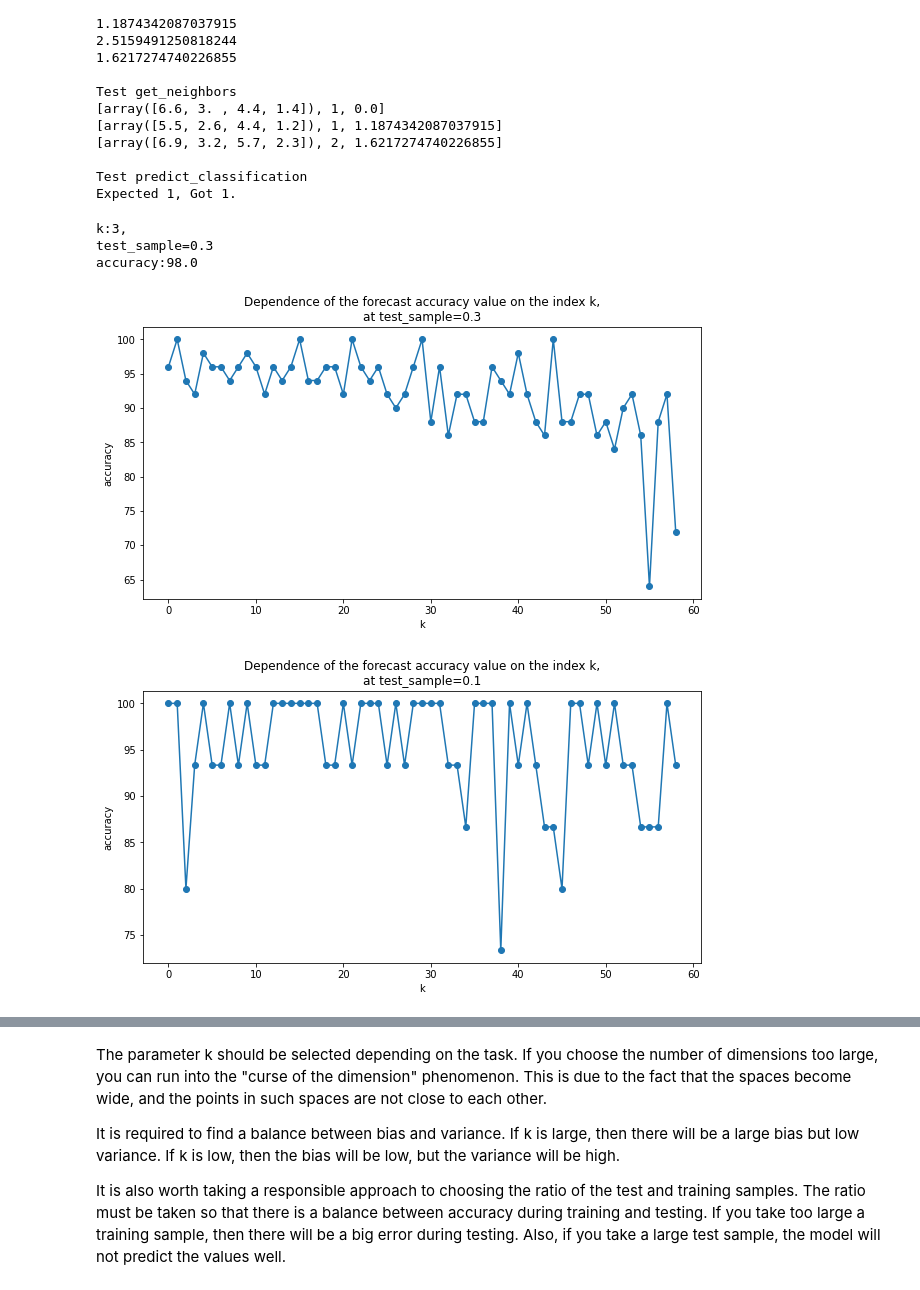
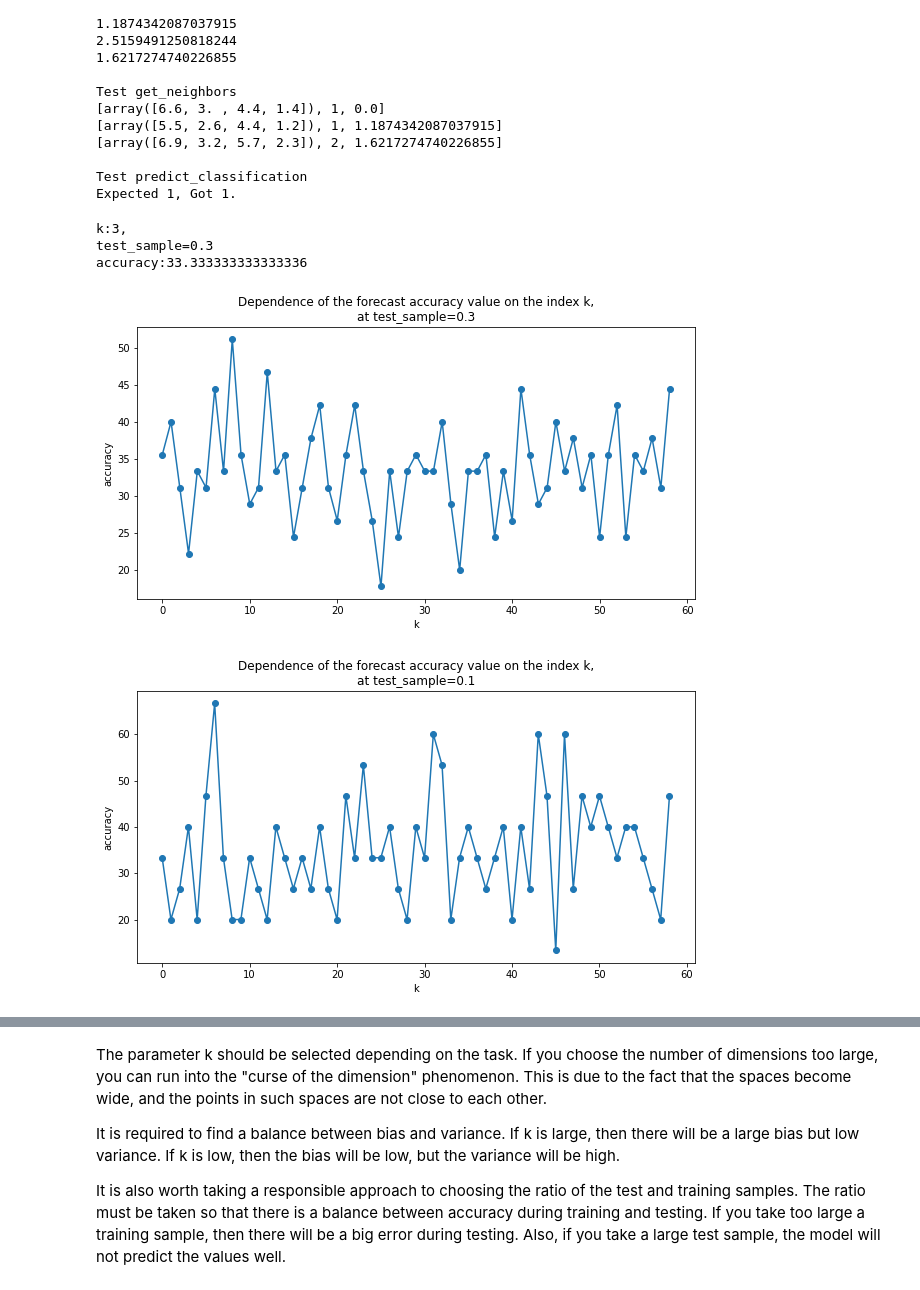
Before and after one commit to Nastasy822/SUSU, a Jupyter notebook: ML/KNN/knn.ipynb, the cells around one changed output, grey strips where cells are left out. Saved outputs shown, nothing was run; the diff lists cells and outputs as text; code cells hidden in the pictures.

```diff
--- a/ML/KNN/knn.ipynb
+++ b/ML/KNN/knn.ipynb
@@ -50,6 +48,9 @@ def plotIris(point_by_species):
     plt.show()
 # %%
 iris = load_iris()
+X=iris.data
+Y=iris.target
+#iris_data=np.hstack((X_train,np.resize(Y_train,(len(Y_train),1))))
 iris_data=[parse_iris_row(row) for row in zip(iris["data"],iris["target"])]
 print(iris_data[0])
 # %% [output]
@@ -161,27 +149,32 @@ Test get_neighbors
 Test predict_classification
 Expected 1, Got 1.
 # %%
+from sklearn.model_selection import train_test_split
 def test_knn(dataset,k=3,test_sample=0.3):
-    train_dataset,test_dataset=split_data(dataset,test_sample)
+    X=dataset.data
+    Y=dataset.target
+    X_train,X_test,Y_train,Y_test=train_test_split(X,Y,test_size=test_sample)
+    train_dataset=np.hstack((X_train,np.resize(Y_train,(len(Y_train),1))))
 
     accuracy=0
-    for N,test in enumerate(test_dataset):
-        answer=KNN.predict(k,train_dataset,np.array(test[:-1]))
+    for N,test in enumerate(X_test):
+        answer=KNN.predict(k,train_dataset,np.array(X_test))
 
-        if answer==test[-1]:
+        if answer==Y_test[N]:
             accuracy+=1
-    return accuracy*100/len(test_dataset)
+    return accuracy*100/len(X_test)
 
 
+iris = load_iris()
 k=3
 test_sample=0.3
 print(f'k:{k},\ntest_sample={test_sample}')
-accuracy=test_knn(iris_data)
+accuracy=test_knn(iris)
 print(f"accuracy:{accuracy}")
 # %% [output]
 k:3,
 test_sample=0.3
-accuracy:98.0
+accuracy:33.333333333333336
 # %%
 import matplotlib.pyplot as plt
 
@@ -196,11 +189,11 @@ def search_k(dataset,N=60,test_sample=0.3):
     plt.title(f'Dependence of the forecast accuracy value on the index k,\nat test_sample={test_sample}')
     plt.show()
 # %%
-search_k(iris_data,N=60,test_sample=0.3)
+search_k(iris,N=60,test_sample=0.3)
 # %% [output]
-[figure, old version]
+[figure, new version]
 # %%
-search_k(iris_data,N=60,test_sample=0.1)
+search_k(iris,N=60,test_sample=0.1)
 # %% [output]
-[figure, old version]
+[figure, new version]
 # %%
```
Also changed, not shown: parts of 7 cells of this notebook, 1 other file.
